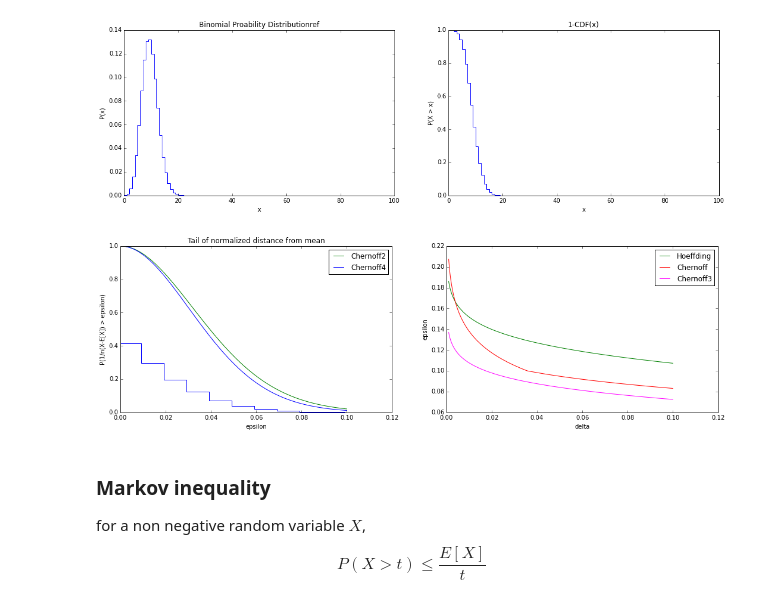
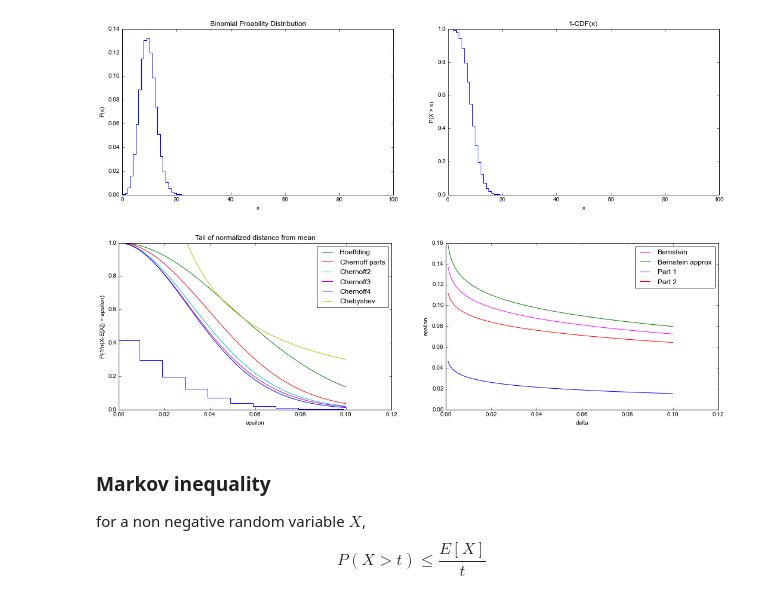
Before and after one commit to finnhacks42/causality, a Jupyter notebook: Inequalities.ipynb, the cells around one changed output. Drawn from its saved outputs; the diff is of its cells as text; code cells hidden in the pictures.

```diff
--- a/Inequalities.ipynb
+++ b/Inequalities.ipynb
@@ -16,13 +101,11 @@ ax[0].step(x,binom.pmf(x,n,p))
 ax[0].set_xlim([0,n])
 ax[0].set_xlabel("x")
 ax[0].set_ylabel("P(x)")
-ax[0].set_title("Binomial Proability Distributionref")
-
+ax[0].set_title("Binomial Proability Distribution")
 ax[1].step(x,1-binom.cdf(x,n,p))
 ax[1].set_xlabel("x")
 ax[1].set_ylabel("P(X > x)")
 ax[1].set_title("1-CDF(x)")
-
 show()
 
 
@@ -44,8 +127,6 @@ def chernoff_parts(epsilon,p):
 def kl(x,y):
     return x*log(x/y)+(1-x)*log((1-x)/(1-y))
 
-
-
 hoeff = [exp(-2*n*pow(e,2)) for e in epsilon]
 chernoff = [exp(-n*pow(e,2)/(3*p)) for e in epsilon]
 chernoff2 = [exp(-n*((p+e)*log((p+e)/p)-e)) for e in epsilon]
@@ -58,12 +139,12 @@ chernoffp = chernoff_parts(epsilon,p)
 
 
 ax[0].step(epsilon,1-binom.cdf(n*(epsilon+p),n,p))
-#ax[0].plot(epsilon,hoeff,label="Hoeffding")
-#ax[0].plot(epsilon,chernoffp,label="Chernoff parts")
+ax[0].plot(epsilon,hoeff,label="Hoeffding")
+ax[0].plot(epsilon,chernoffp,label="Chernoff parts")
 ax[0].plot(epsilon,chernoff2,label="Chernoff2")
-#ax[0].plot(epsilon,chernoff3,label="Chernoff3")
+ax[0].plot(epsilon,chernoff3,label="Chernoff3")
 ax[0].plot(epsilon,chernoff4,label="Chernoff4",color="blue")
-#ax[0].plot(epsilon,chebyshev,label="Chebyshev")
+ax[0].plot(epsilon,chebyshev,label="Chebyshev")
 
 
 ax[0].set_xlabel("epsilon")
@@ -81,38 +162,45 @@ def bchern(delta,p,n):
         e1 = min(1,sqrt(3*p*log(1/d)/n))
         e2 = min(1,(3.0/n)*log(1/d))
         if e1 < p:
             result[indx] = e1
         elif e2 >= p:
             result[indx] = e2
         else:
             result[indx]=0
             print "ambiguous",e1,e2,p
     return result
 
 bhoeff = [sqrt(log(1/d)/(2*n)) for d in delta]
 bcheb = [min(1,(1/d)*sqrt(p*(1-p)/n)) for d in delta]
 bcher =  bchern(delta,p,n)
 
 logD = [log(1/d) for d in delta]
+bcherp1 = array([2*D/(3*n) for D in logD])
+bcherp2 = array([sqrt(2*D*p*(1-p)/n) for D in logD])
+bcher4 = bcherp1+bcherp2
 bcher3 = [D/(3*n) + sqrt(pow(D,2)/(9*pow(n,2)) + 2*D*p*(1-p)/n) for D in logD]
+
 
 ax[1].set_xlabel("delta")
 ax[1].set_ylabel("epsilon")
-ax[1].plot(delta,bhoeff,color = "green",label="Hoeffding")
-ax[1].plot(delta,bcher,color = "red",label="Chernoff")
-ax[1].plot(delta,bcher3,color = "magenta",label="Chernoff3")
+#ax[1].plot(delta,bhoeff,color = "green",label="Hoeffding")
+#ax[1].plot(delta,bcher,color = "red",label="Chernoff")
+ax[1].plot(delta,bcher3,color = "magenta",label="Bernstein")# we have variables sampled from
+ax[1].plot(delta,bcher4,color="green",label="Bernstein approx")
+ax[1].plot(delta,bcherp1,color="blue",label="Part 1")
+ax[1].plot(delta,bcherp2,color="red",label="Part 2")
 #ax[1].plot(delta,bcheb,color = "magenta",label="Chebyshev")
 ax[1].legend()
 
 
 
 show()
 
 
 # tnormalizing
 # %% [output]
-[figure, old version]
+[figure, new version]
-[figure, old version]
+[figure, new version]
 # %% [markdown]
 <h3> Markov inequality </h3>
 for a non negative random variable $X$,
```
Also changed, not shown: parts of 5 cells of this notebook, 8 other files.
